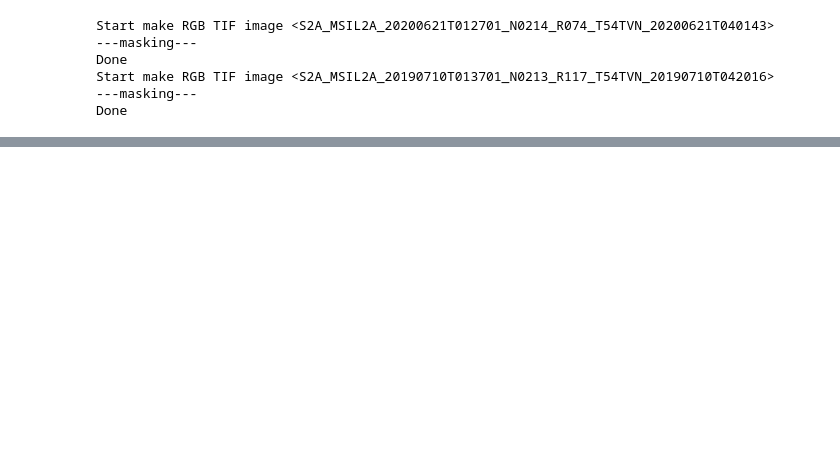
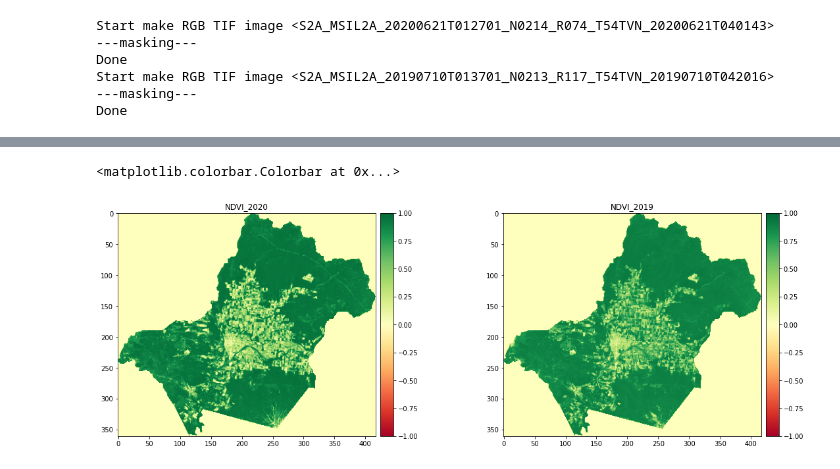
Before and after one commit to syurenuko/LandPrice-Kutchan, a Jupyter notebook: 【衛星画像解析】地価上昇率全国一位の倶知安町の開発状況を調べてみた.ipynb, the cells around one changed output, grey strips where cells are left out. Drawn from its saved outputs; the diff is of its cells as text; code cells hidden in the pictures; blank space fills up the shorter version.

```diff
--- a/【衛星画像解析】地価上昇率全国一位の倶知安町の開発状況を調べてみた.ipynb
+++ b/【衛星画像解析】地価上昇率全国一位の倶知安町の開発状況を調べてみた.ipynb
@@ -266,0 +298,28 @@ Clipping input data to the valid range for imshow with RGB data ([0..1] for floa
+# %%
+fig,(ax1,ax2)=plt.subplots(1,2, figsize=(18,9))
+plt.subplots_adjust(wspace=0.4)
+
+NDVI_2020 = rio.open(NDVI_dir+'/sentinel-2_20200621_ndvi.tif')
+NDVI_2019 = rio.open(NDVI_dir+'/sentinel-2_20190710_ndvi.tif')
+
+NDVI_2020 = NDVI_2020.read(1)
+NDVI_2019 = NDVI_2019.read(1)
+
+ndvi1=ax1.imshow(NDVI_2020, cmap='RdYlGn')
+ax1.set_title("NDVI_2020")
+ndvi1.set_clim(vmin=-1, vmax=1)
+divider = make_axes_locatable(ax1)
+ax_cb = divider.new_horizontal(size="5%", pad=0.1)
+fig.add_axes(ax_cb)
+plt.colorbar(ndvi1, cax=ax_cb)
+
+ndvi2=ax2.imshow(NDVI_2019, cmap='RdYlGn')
+ax2.set_title("NDVI_2019")
+ndvi2.set_clim(vmin=-1, vmax=1)
+divider = make_axes_locatable(ax2)
+ax_cb = divider.new_horizontal(size="5%", pad=0.1)
+fig.add_axes(ax_cb)
+plt.colorbar(ndvi2, cax=ax_cb)
+# %% [output]
+<matplotlib.colorbar.Colorbar at 0x...>
+[figure, added]
```
Also changed, not shown: parts of 15 cells of this notebook.
